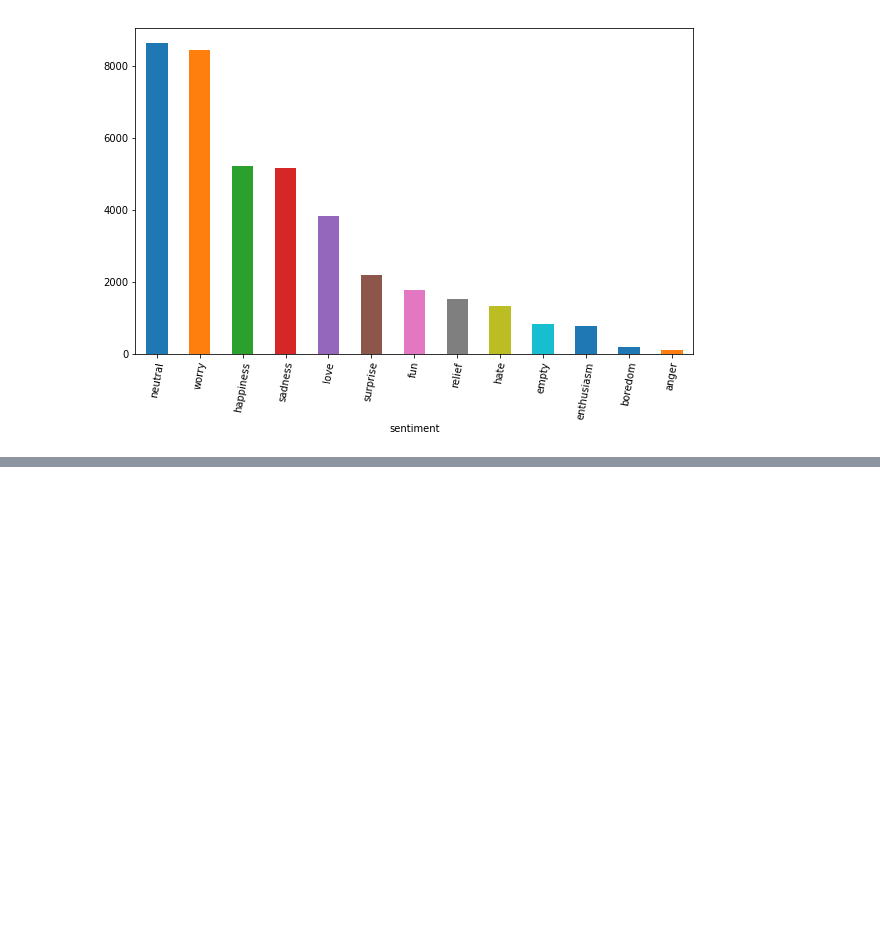
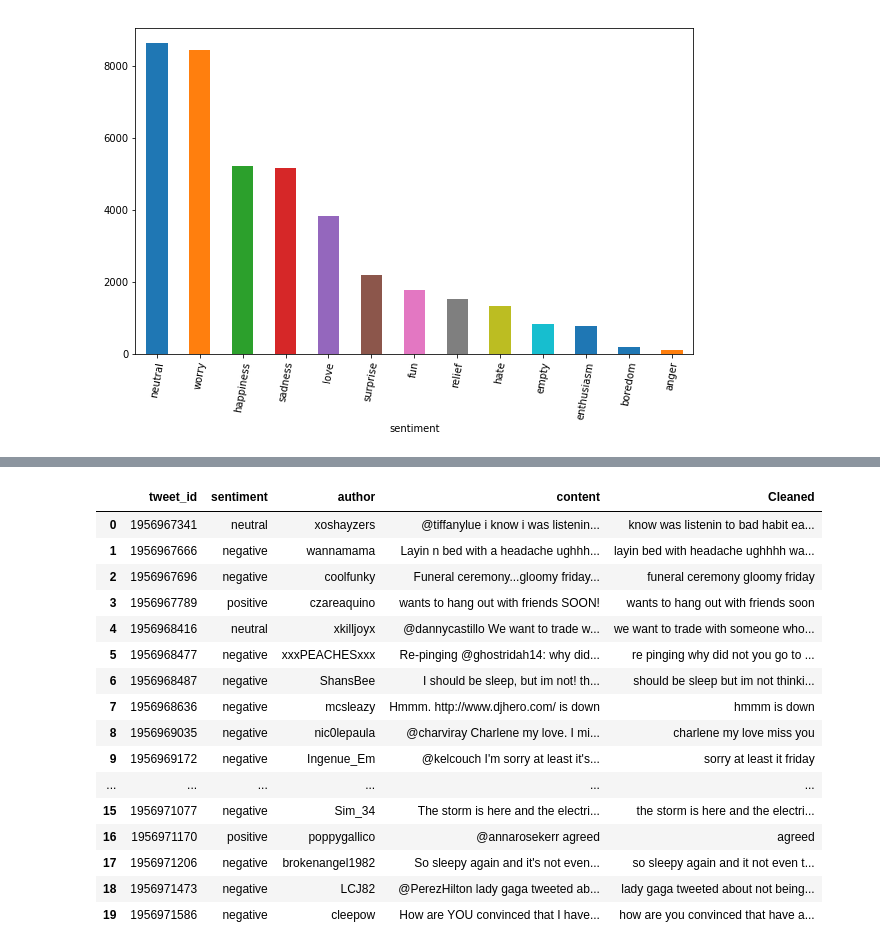
Before and after one commit to kaganilter/PROJECTS, a Jupyter notebook: CAPSTONE PROJECT-2/Twitter Data_Emotions.ipynb, the cells around one changed output, grey strips where cells are left out. Cells and saved outputs as stored; diff of their text form; code cells hidden in the pictures; blank space fills up the shorter version.

```diff
--- a/CAPSTONE PROJECT-2/Twitter Data_Emotions.ipynb
+++ b/CAPSTONE PROJECT-2/Twitter Data_Emotions.ipynb
@@ -128,0 +189,26 @@ Name: sentiment, dtype: int64
+# %%
+dfnew=df.copy()
+# %%
+dfnew.sentiment.replace(['anger','boredom','hate','worry','sadness','happiness','fun','love','surprise','enthusiasm','relief','empty','neutral'],
+                    ['negative','negative','negative','negative','negative','positive','positive','positive','positive','positive','positive','neutral','neutral'],
+                       inplace=True)
+# %%
+dfnew.head(20)
+# %% [output]
+|  | tweet_id | sentiment | author | content | Cleaned |
+| 0 | 1956967341 | neutral | xoshayzers | @tiffanylue i know i was listenin... | know was listenin to bad habit ea... |
+| 1 | 1956967666 | negative | wannamama | Layin n bed with a headache ughhh... | layin bed with headache ughhhh wa... |
+| 2 | 1956967696 | negative | coolfunky | Funeral ceremony...gloomy friday... | funeral ceremony gloomy friday |
+| 3 | 1956967789 | positive | czareaquino | wants to hang out with friends SOON! | wants to hang out with friends soon |
+| 4 | 1956968416 | neutral | xkilljoyx | @dannycastillo We want to trade w... | we want to trade with someone who... |
+| 5 | 1956968477 | negative | xxxPEACHESxxx | Re-pinging @ghostridah14: why did... | re pinging why did not you go to ... |
+| 6 | 1956968487 | negative | ShansBee | I should be sleep, but im not! th... | should be sleep but im not thinki... |
+| 7 | 1956968636 | negative | mcsleazy | Hmmm. http://www.djhero.com/ is down | hmmm is down |
+| 8 | 1956969035 | negative | nic0lepaula | @charviray Charlene my love. I mi... | charlene my love miss you |
+| 9 | 1956969172 | negative | Ingenue_Em | @kelcouch I'm sorry at least it's... | sorry at least it friday |
+| ... | ... | ... | ... | ... | ... |
+| 15 | 1956971077 | negative | Sim_34 | The storm is here and the electri... | the storm is here and the electri... |
+| 16 | 1956971170 | positive | poppygallico | @annarosekerr agreed | agreed |
+| 17 | 1956971206 | negative | brokenangel1982 | So sleepy again and it's not even... | so sleepy again and it not even t... |
+| 18 | 1956971473 | negative | LCJ82 | @PerezHilton lady gaga tweeted ab... | lady gaga tweeted about not being... |
+| 19 | 1956971586 | negative | cleepow | How are YOU convinced that I have... | how are you convinced that have a... |
```
Also changed, not shown: parts of 12 cells of this notebook.
